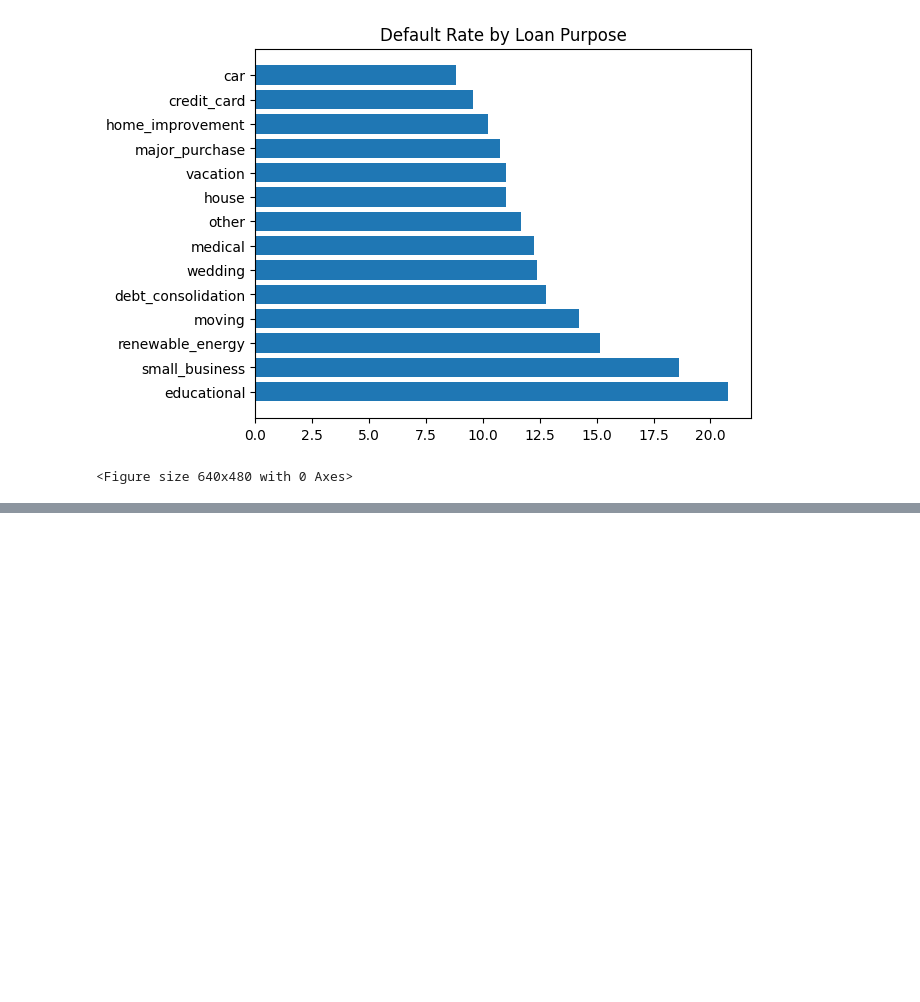
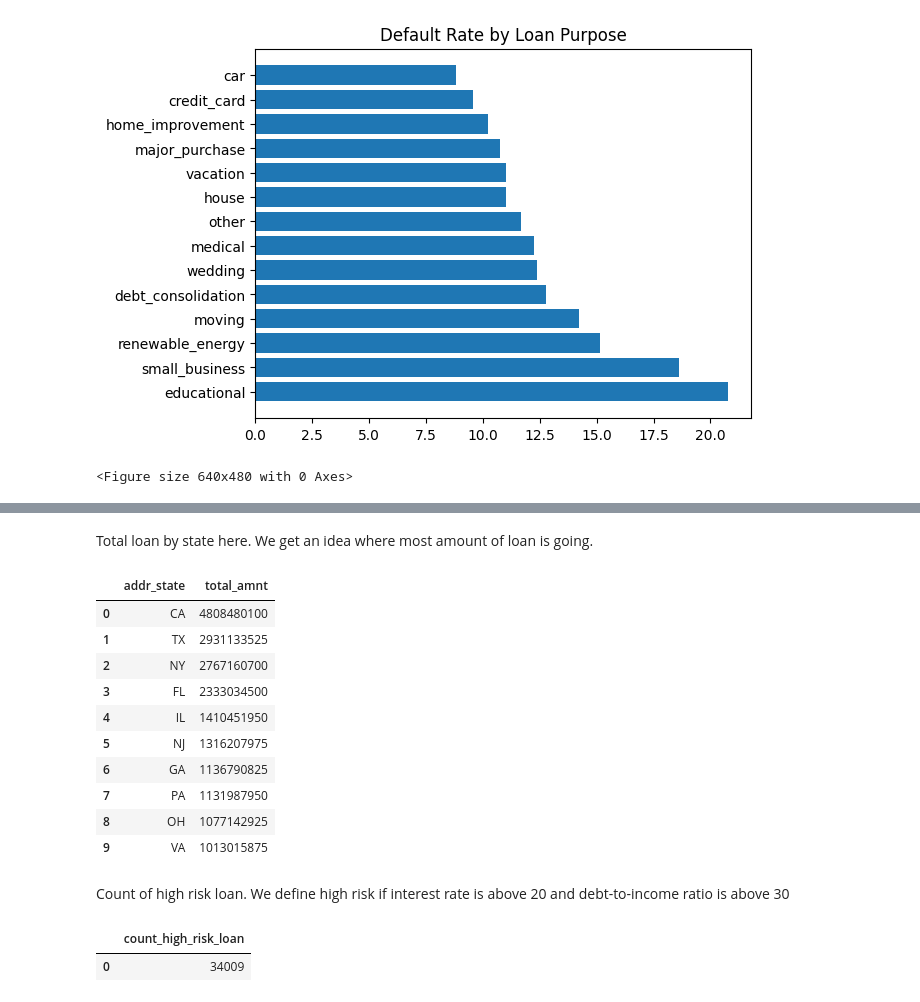
Before and after one commit to septembershashanksharma-hub/finsight-ai, a Jupyter notebook: week1_foundation.ipynb, the cells around one changed output, grey strips where cells are left out. Cells and saved outputs as stored; diff of their text form; code cells hidden in the pictures; blank space fills up the shorter version.

```diff
--- a/week1_foundation.ipynb
+++ b/week1_foundation.ipynb
@@ -572,0 +692,16 @@ plt.savefig('reports/default_rate_by_purpose.png')
+# %% [markdown]
+Total loan by state here. We get an idea where most amount of loan is going.
+# %%
+pd.read_sql("SELECT addr_state, SUM(loan_amnt) as total_amnt FROM loans GROUP BY addr_state ORDER BY SUM(loan_amnt)DESC LIMIT 10", conn)
+# %% [output]
+|  | addr_state | total_amnt |
+| 0 | CA | 4808480100 |
+| 1 | TX | 2931133525 |
+| 2 | NY | 2767160700 |
+| 3 | FL | 2333034500 |
+| 4 | IL | 1410451950 |
+| 5 | NJ | 1316207975 |
+| 6 | GA | 1136790825 |
+| 7 | PA | 1131987950 |
+| 8 | OH | 1077142925 |
+| 9 | VA | 1013015875 |
@@ -572,0 +710,7 @@ plt.savefig('reports/default_rate_by_purpose.png')
+# %% [markdown]
+Count of high risk loan. We define high risk if interest rate is above 20 and debt-to-income ratio is above 30
+# %%
+pd.read_sql("SELECT COUNT(*) AS count_high_risk_loan FROM loans WHERE int_rate>20 AND dti>30", conn)
+# %% [output]
+|  | count_high_risk_loan |
+| 0 | 34009 |
```
Also changed, not shown: parts of 23 cells of this notebook, 1 other file.
